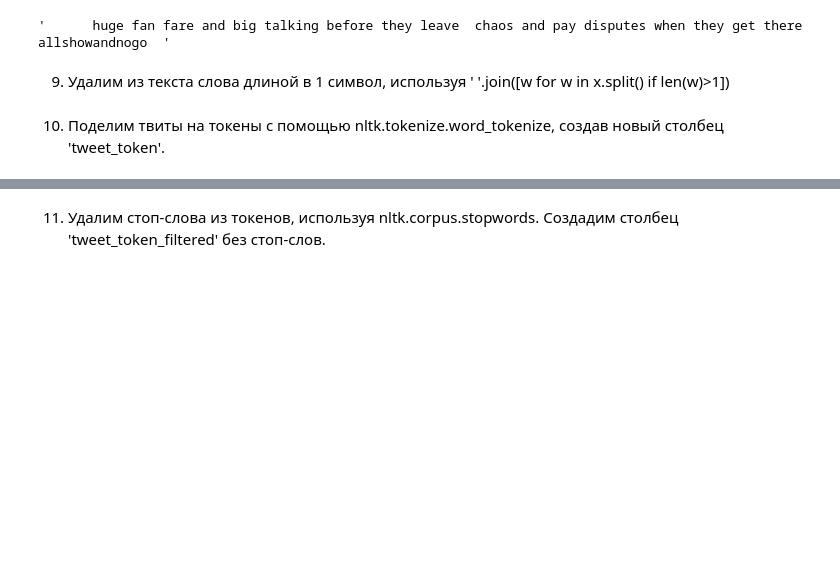
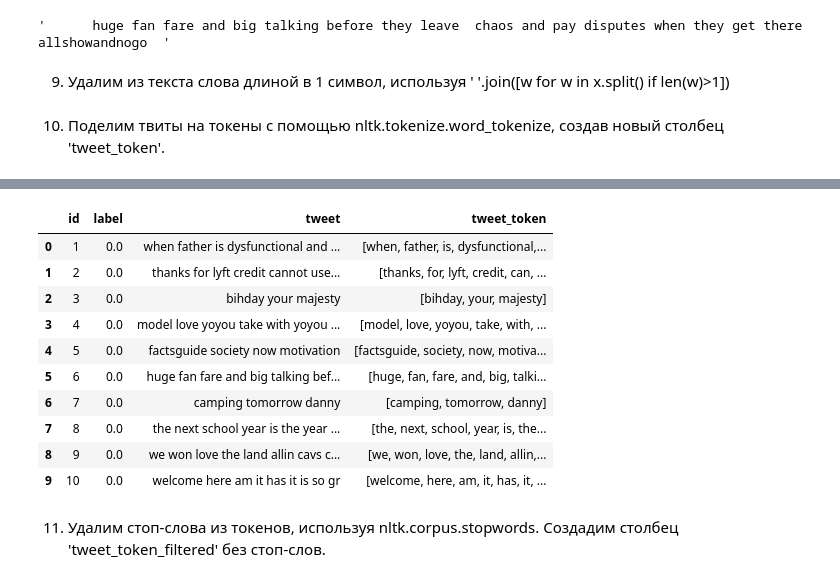
Before and after one commit to djo1006/Introduction-to-Natural-Language-Processing, a Jupyter notebook: hw_les_1/hw_lesson_1.ipynb, the cells around one changed output, grey strips where cells are left out. Saved outputs shown, nothing was run; the diff lists cells and outputs as text; code cells hidden in the pictures; blank space fills up the shorter version.

```diff
--- a/hw_les_1/hw_lesson_1.ipynb
+++ b/hw_les_1/hw_lesson_1.ipynb
@@ -408,5 +408,7 @@ combine_df.loc[5]["tweet"]
 '      huge fan fare and big talking before they leave  chaos and pay disputes when they get there   allshowandnogo  '
 # %% [markdown]
 9. Удалим из текста слова длиной в 1 символ, используя ' '.join([w for w in x.split() if len(w)>1])
+# %%
+combine_df['tweet'] = combine_df['tweet'].apply(lambda x: ' '.join([w for w in x.split() if len(w)>1]))
 # %% [markdown]
 10. Поделим твиты на токены с помощью nltk.tokenize.word_tokenize, создав новый столбец 'tweet_token'.
@@ -413,2 +425,18 @@ combine_df.loc[5]["tweet"]
+# %%
+combine_df['tweet_token'] = combine_df['tweet'].apply(lambda x: word_tokenize(x))
+# %%
+combine_df.head(10)
+# %% [output]
+|  | id | label | tweet | tweet_token |
+| 0 | 1 | 0.0 | when father is dysfunctional and ... | [when, father, is, dysfunctional,... |
+| 1 | 2 | 0.0 | thanks for lyft credit cannot use... | [thanks, for, lyft, credit, can, ... |
+| 2 | 3 | 0.0 | bihday your majesty | [bihday, your, majesty] |
+| 3 | 4 | 0.0 | model love yoyou take with yoyou ... | [model, love, yoyou, take, with, ... |
+| 4 | 5 | 0.0 | factsguide society now motivation | [factsguide, society, now, motiva... |
+| 5 | 6 | 0.0 | huge fan fare and big talking bef... | [huge, fan, fare, and, big, talki... |
+| 6 | 7 | 0.0 | camping tomorrow danny | [camping, tomorrow, danny] |
+| 7 | 8 | 0.0 | the next school year is the year ... | [the, next, school, year, is, the... |
+| 8 | 9 | 0.0 | we won love the land allin cavs c... | [we, won, love, the, land, allin,... |
+| 9 | 10 | 0.0 | welcome here am it has it is so gr | [welcome, here, am, it, has, it, ... |
 # %% [markdown]
 11. Удалим стоп-слова из токенов, используя nltk.corpus.stopwords. Создадим столбец 'tweet_token_filtered' без стоп-слов.
```
Also changed, not shown: parts of 14 cells of this notebook.
